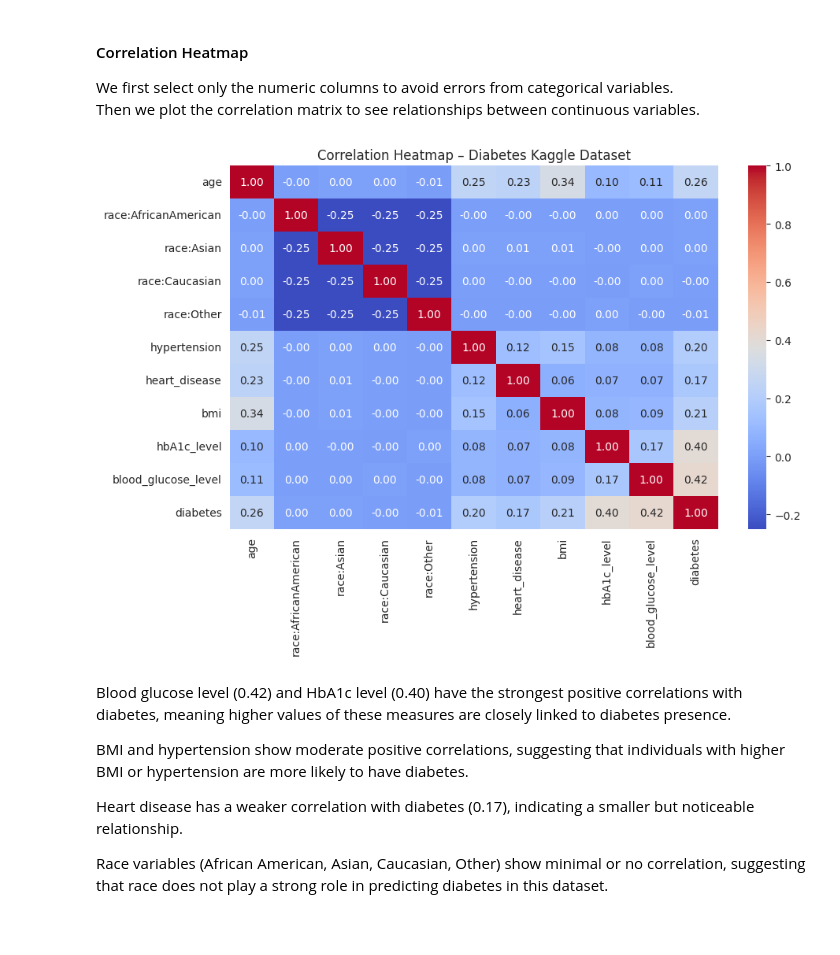
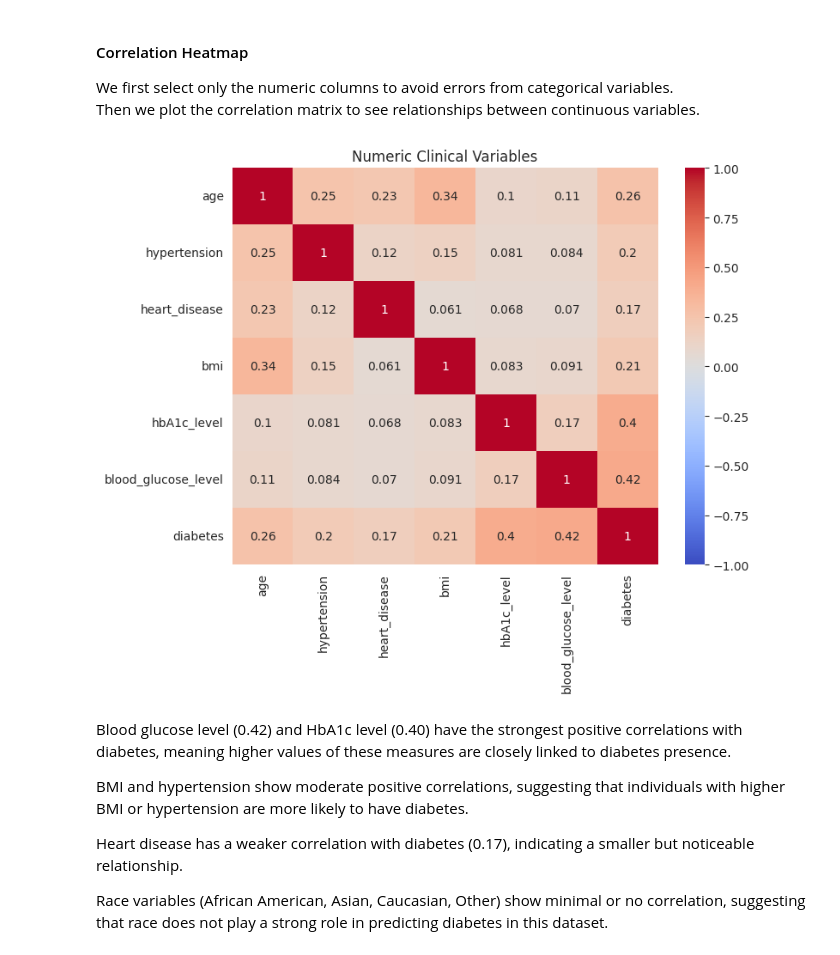
Before and after one commit to data5100-group/diabetes-risk-analysis, a Jupyter notebook: code/DiabetesProject.ipynb, the cells around one changed output. Saved outputs shown, nothing was run; the diff lists cells and outputs as text; code cells hidden in the pictures; blank space fills up the shorter version.

```diff
--- a/code/DiabetesProject.ipynb
+++ b/code/DiabetesProject.ipynb
@@ -339,20 +375,25 @@ The second chart compares smoking history vs. diabetes status. Most participants
 
 We first select only the numeric columns to avoid errors from categorical variables.
 Then we plot the correlation matrix to see relationships between continuous variables.
-# %%
-# Select only numeric columns
-numeric_data = diabetes_kaggle.select_dtypes(include=['int64', 'float64'])
-
-# Compute correlation matrix
-corr = numeric_data.corr()
-
-# Plot the heatmap
-plt.figure(figsize=(10,6))
-sns.heatmap(corr, annot=True, cmap='coolwarm', fmt=".2f")
-plt.title('Correlation Heatmap – Diabetes Kaggle Dataset')
-plt.show()
-# %% [output]
-[figure, removed]
+# %%
+kaggle_numeric_cols = [
+    "age",
+    "hypertension",
+    "heart_disease",
+    "bmi",
+    "hbA1c_level",
+    "blood_glucose_level",
+    "diabetes"
+]
+
+kaggle_corr = diabetes_kaggle[kaggle_numeric_cols].corr()
+
+plt.figure(figsize=(8,6))
+sns.heatmap(kaggle_corr, annot=True, cmap="coolwarm", vmin=-1, vmax=1)
+plt.title("Numeric Clinical Variables")
+plt.show()
+# %% [output]
+[figure, added]
 # %% [markdown]
 Blood glucose level (0.42) and HbA1c level (0.40) have the strongest positive correlations with diabetes, meaning higher values of these measures are closely linked to diabetes presence.
 
```
Also changed, not shown: parts of 42 cells of this notebook, 1 other file.
